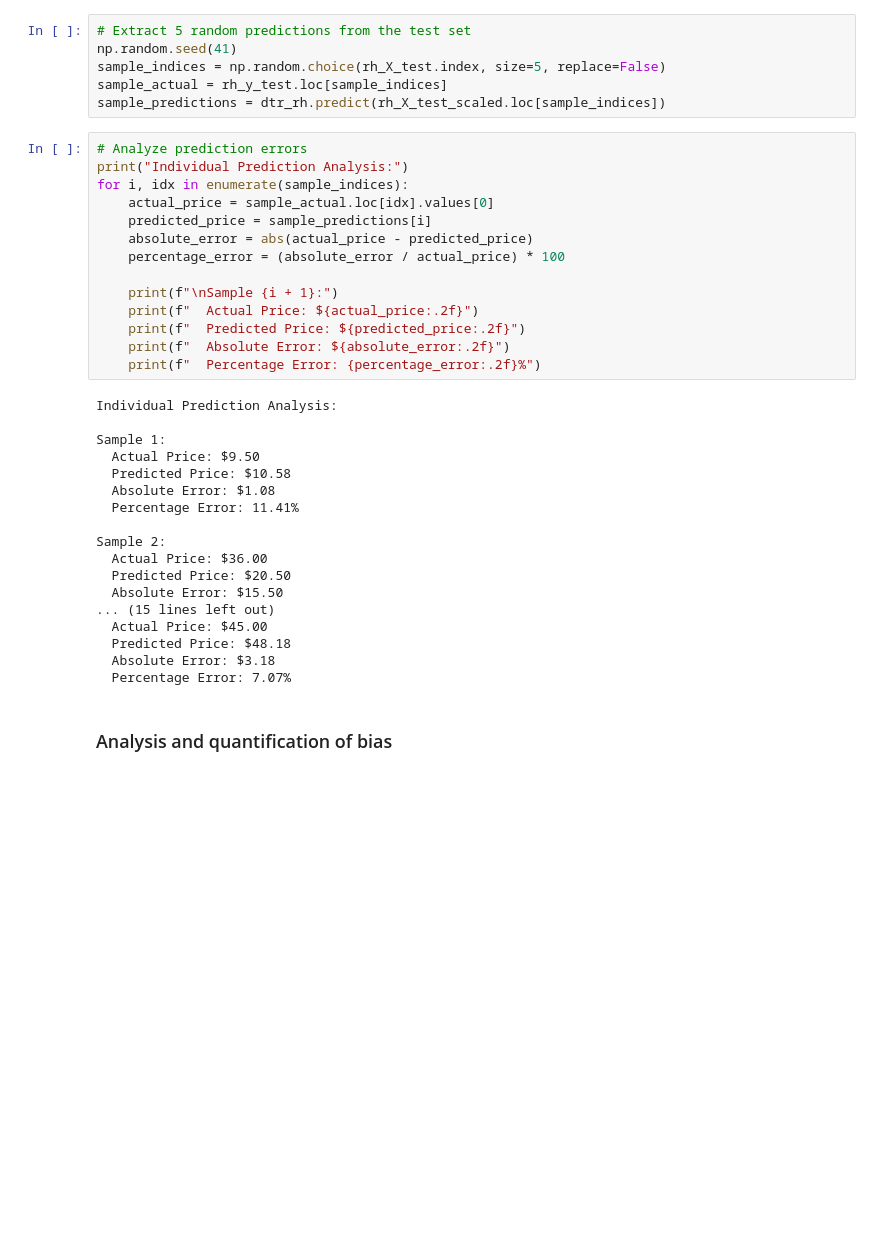
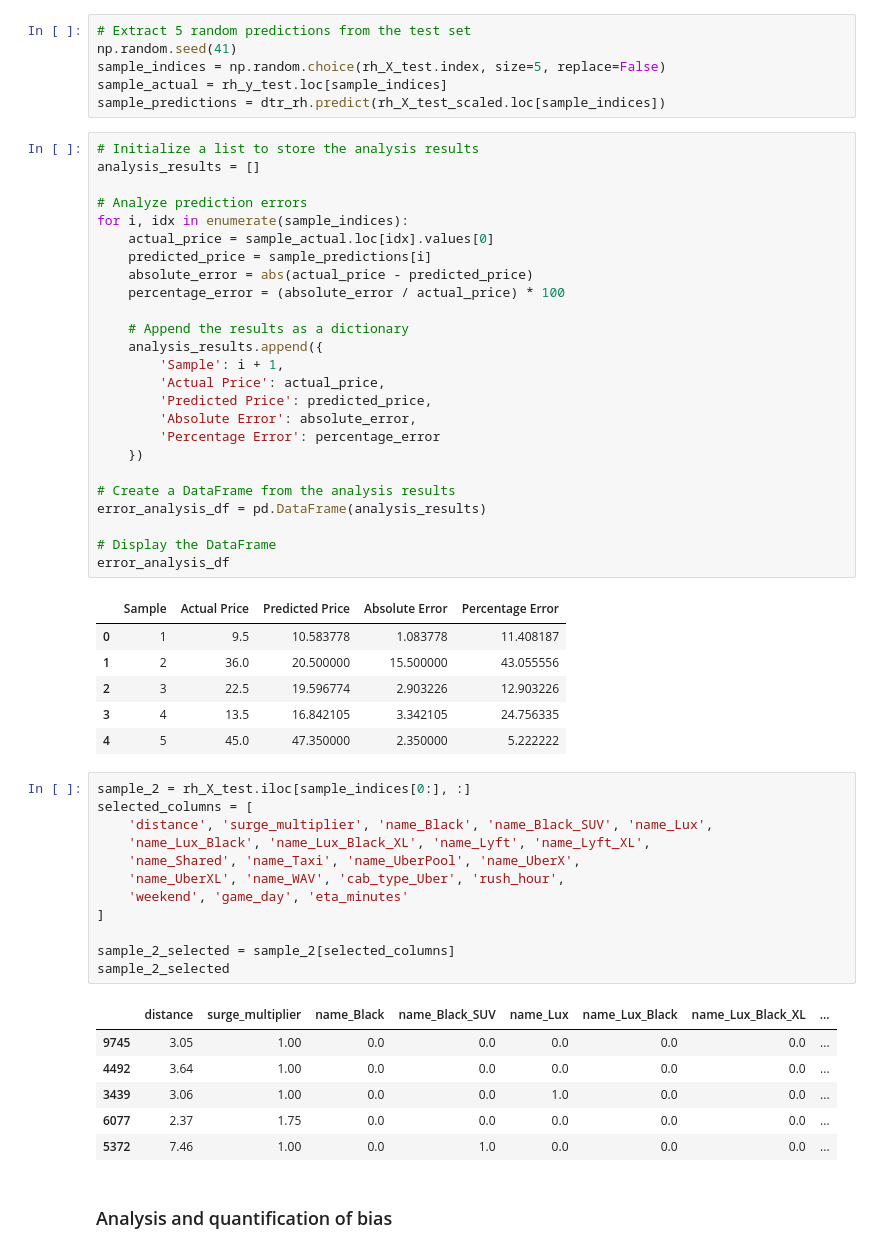
Before and after one commit to carrieyxia/ADAN8888.01_Fall_24_Applied_Analytics_Project, a Jupyter notebook: notebooks/week11_notebook.ipynb, the cells around one changed output. Cells and saved outputs as stored; diff of their text form; blank space fills up the shorter version.

```diff
--- a/notebooks/week11_notebook.ipynb
+++ b/notebooks/week11_notebook.ipynb
@@ -745,37 +94,56 @@ sample_indices = np.random.choice(rh_X_test.index, size=5, replace=False)
 sample_actual = rh_y_test.loc[sample_indices]
 sample_predictions = dtr_rh.predict(rh_X_test_scaled.loc[sample_indices])
 # %%
+# Initialize a list to store the analysis results
+analysis_results = []
+
 # Analyze prediction errors
-print("Individual Prediction Analysis:")
 for i, idx in enumerate(sample_indices):
     actual_price = sample_actual.loc[idx].values[0]
     predicted_price = sample_predictions[i]
     absolute_error = abs(actual_price - predicted_price)
     percentage_error = (absolute_error / actual_price) * 100
 
-    print(f"\nSample {i + 1}:")
-    print(f"  Actual Price: ${actual_price:.2f}")
-    print(f"  Predicted Price: ${predicted_price:.2f}")
-    print(f"  Absolute Error: ${absolute_error:.2f}")
-    print(f"  Percentage Error: {percentage_error:.2f}%")
+    # Append the results as a dictionary
+    analysis_results.append({
+        'Sample': i + 1,
+        'Actual Price': actual_price,
+        'Predicted Price': predicted_price,
+        'Absolute Error': absolute_error,
+        'Percentage Error': percentage_error
+    })
+
+# Create a DataFrame from the analysis results
+error_analysis_df = pd.DataFrame(analysis_results)
+
+# Display the DataFrame
+error_analysis_df
 # %% [output]
-Individual Prediction Analysis:
-
-Sample 1:
-  Actual Price: $9.50
-  Predicted Price: $10.58
-  Absolute Error: $1.08
-  Percentage Error: 11.41%
-
-Sample 2:
-  Actual Price: $36.00
-  Predicted Price: $20.50
-  Absolute Error: $15.50
-... (15 lines left out)
-  Actual Price: $45.00
-  Predicted Price: $48.18
-  Absolute Error: $3.18
-  Percentage Error: 7.07%
+|  | Sample | Actual Price | Predicted Price | Absolute Error | Percentage Error |
+| 0 | 1 | 9.5 | 10.583778 | 1.083778 | 11.408187 |
+| 1 | 2 | 36.0 | 20.500000 | 15.500000 | 43.055556 |
+| 2 | 3 | 22.5 | 19.596774 | 2.903226 | 12.903226 |
+| 3 | 4 | 13.5 | 16.842105 | 3.342105 | 24.756335 |
+| 4 | 5 | 45.0 | 47.350000 | 2.350000 | 5.222222 |
+# %%
+sample_2 = rh_X_test.iloc[sample_indices[0:], :]
+selected_columns = [
+    'distance', 'surge_multiplier', 'name_Black', 'name_Black_SUV', 'name_Lux',
+    'name_Lux_Black', 'name_Lux_Black_XL', 'name_Lyft', 'name_Lyft_XL',
+    'name_Shared', 'name_Taxi', 'name_UberPool', 'name_UberX',
+    'name_UberXL', 'name_WAV', 'cab_type_Uber', 'rush_hour',
+    'weekend', 'game_day', 'eta_minutes'
+]
+
+sample_2_selected = sample_2[selected_columns]
+sample_2_selected
+# %% [output]
+|  | distance | surge_multiplier | name_Black | name_Black_SUV | name_Lux | name_Lux_Black | name_Lux_Black_XL | ... |
+| 9745 | 3.05 | 1.00 | 0.0 | 0.0 | 0.0 | 0.0 | 0.0 | ... |
+| 4492 | 3.64 | 1.00 | 0.0 | 0.0 | 0.0 | 0.0 | 0.0 | ... |
+| 3439 | 3.06 | 1.00 | 0.0 | 0.0 | 1.0 | 0.0 | 0.0 | ... |
+| 6077 | 2.37 | 1.75 | 0.0 | 0.0 | 0.0 | 0.0 | 0.0 | ... |
+| 5372 | 7.46 | 1.00 | 0.0 | 1.0 | 0.0 | 0.0 | 0.0 | ... |
 # %% [markdown]
 ### Analysis and quantification of bias
 # %% [markdown]
```
Also changed, not shown: parts of 64 cells of this notebook, 1 other file.
